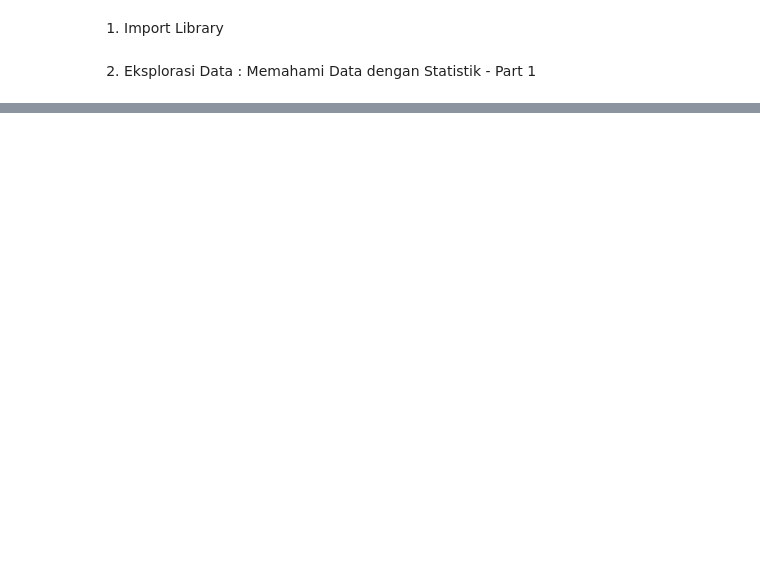
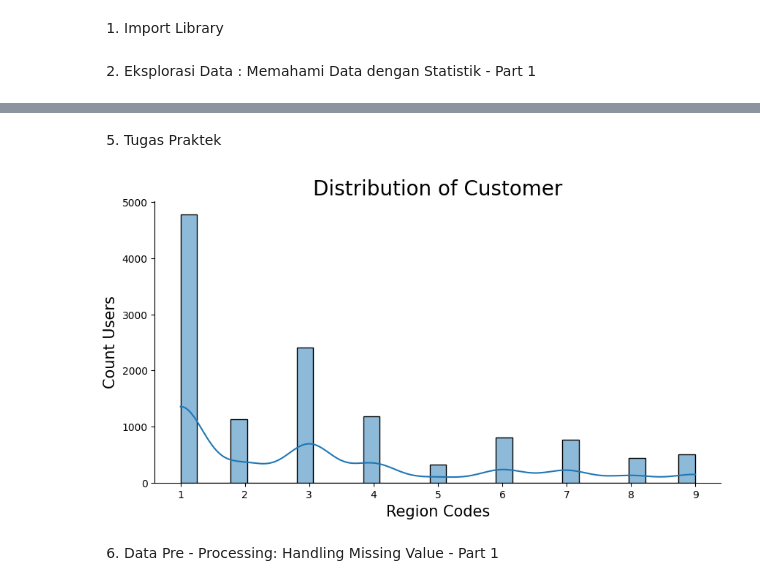
Before and after one commit to UsepSyaikalArifin/Data-Science-Projects, a Jupyter notebook: Machine Learning With Python for Beginner/main.ipynb, the cells around one changed output, grey strips where cells are left out. Drawn from its saved outputs; the diff is of its cells as text; code cells hidden in the pictures; blank space fills up the shorter version.

```diff
--- a/Machine Learning With Python for Beginner/main.ipynb
+++ b/Machine Learning With Python for Beginner/main.ipynb
@@ -51,0 +141,17 @@ Statistik Deskriftif :
+# %% [markdown]
+5. Tugas Praktek
+# %%
+# 1. Membuat Canvas
+fig, axs = plt.subplots(1, 1, figsize=(10, 5))
+
+# 2. Visualizing The Distribution of Customers around the Region
+sns.histplot(data=dataset, x = "Region", kde=True, ax=axs)
+plt.title("Distribution of Customer", fontsize=20)
+plt.xlabel("Region Codes", fontsize=15)
+plt.ylabel("Count Users", fontsize=15)
+sns.despine(top=True)
+plt.show()
+# %% [output]
+[figure, added]
+# %% [markdown]
+6. Data Pre - Processing: Handling Missing Value - Part 1
```
Also changed, not shown: parts of 47 cells of this notebook, 9 other files.
